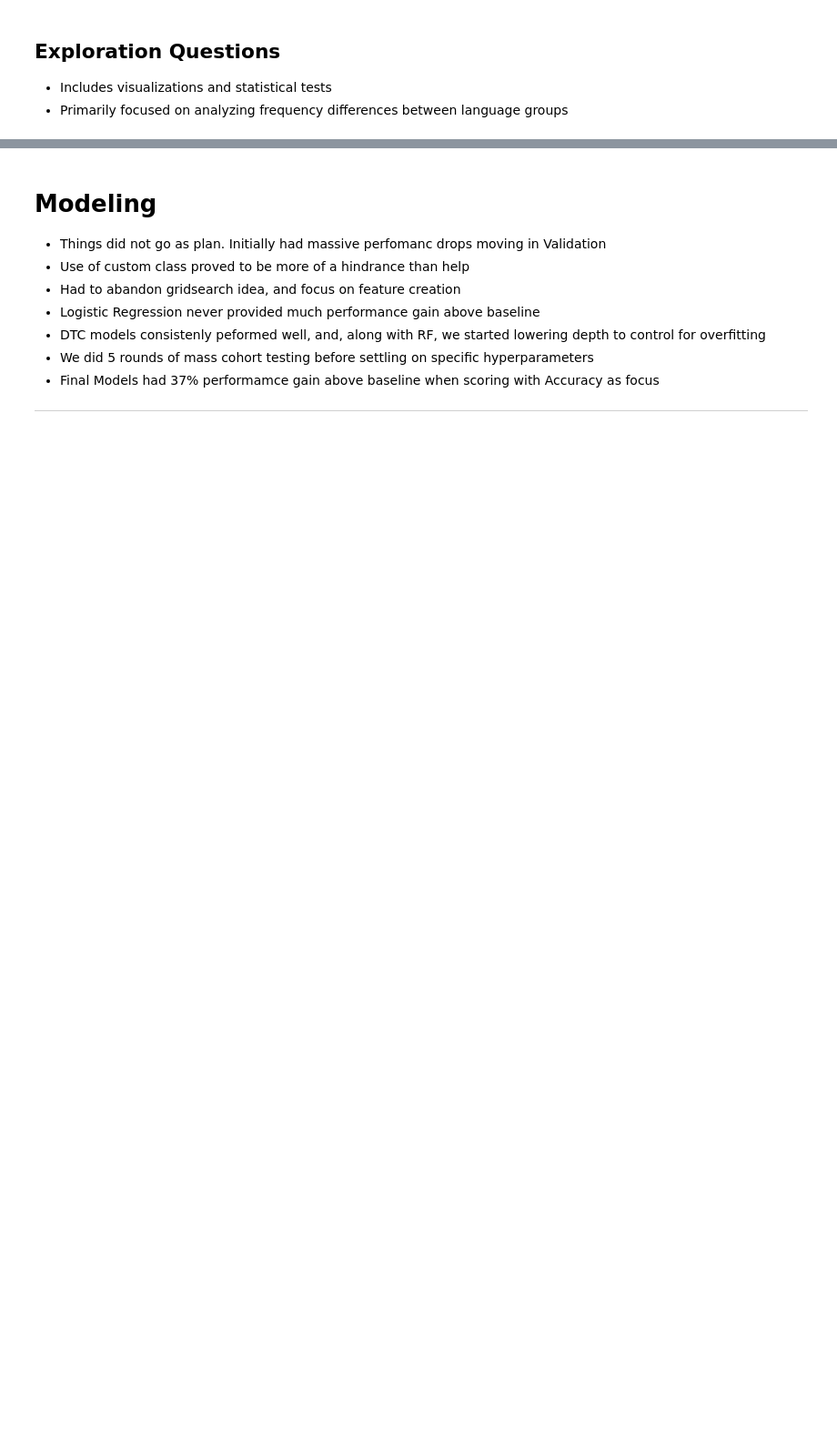
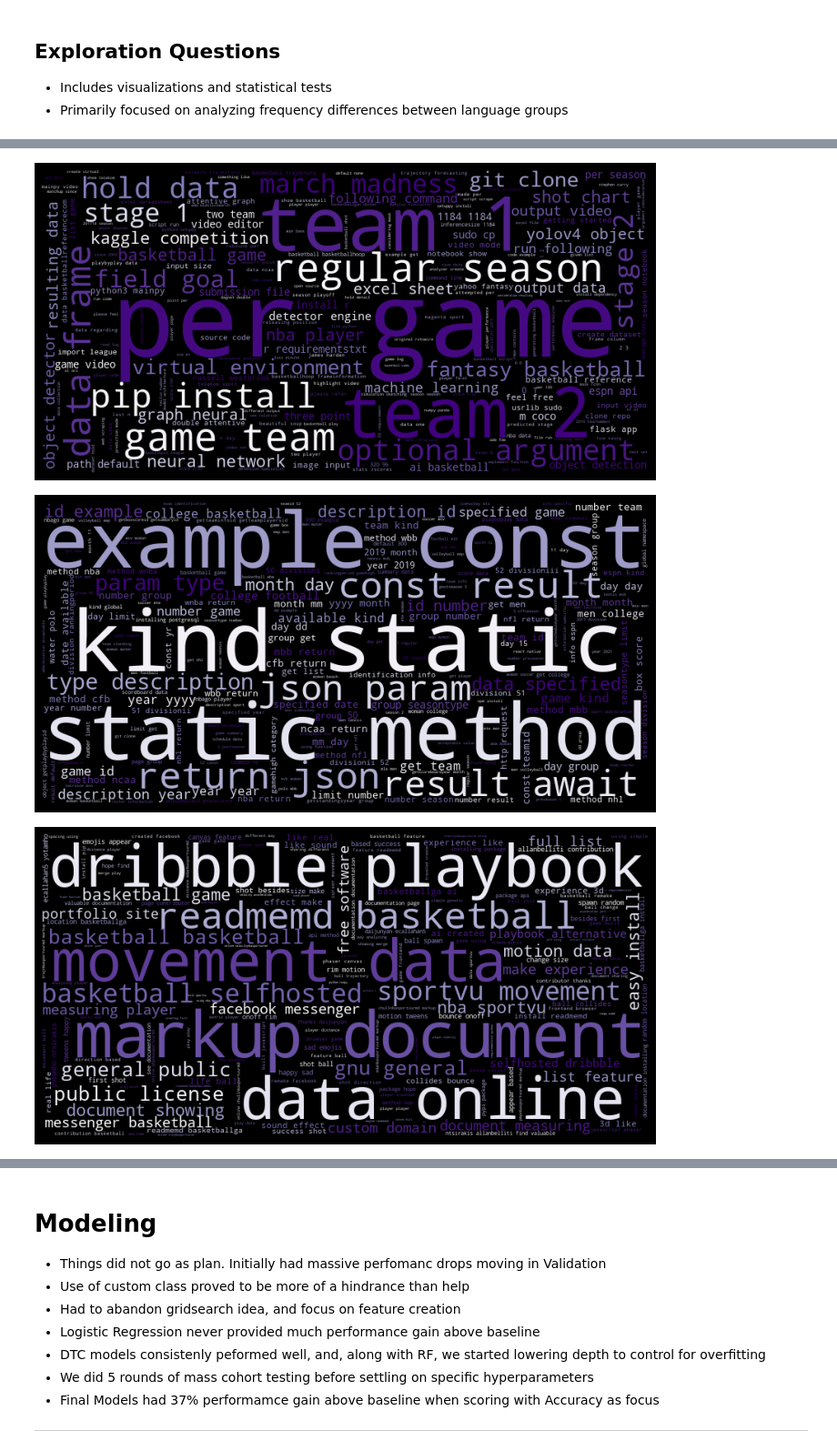
Before and after one commit to double-vincent/nlp_project, a Jupyter notebook: final_report.ipynb, the cells around one changed output, grey strips where cells are left out. Shown at 91% size. Cells and saved outputs as stored; diff of their text form; code cells hidden in the pictures; blank space fills up the shorter version.

```diff
--- a/final_report.ipynb
+++ b/final_report.ipynb
@@ -97,0 +211,11 @@ df = wrangle.prep_text(df)
+# %%
+def get_readme_text_for_lang():
+    # Concatenate readme content together for each language
+    python_ws = ' '.join(train[train.language == 'python'].lemmatized)
+    java_ws = ' '.join(train[train.language == 'javascript'].lemmatized)
+    html_ws = ' '.join(train[train.language == 'html'].lemmatized)
+    other_ws = ' '.join(train[train.language == 'other'].lemmatized)
+    r_ws = ' '.join(train[train.language == 'r'].lemmatized)
+    all_ws = ' '.join(train.lemmatized)
+    return python_ws, java_ws, html_ws, other_ws, r_ws, all_ws
+python_ws, java_ws, html_ws, other_ws, r_ws, all_ws = get_readme_text_for_lang()
@@ -97,0 +267,24 @@ df = wrangle.prep_text(df)
+# %%
+def get_bigrams():
+    python_bigrams = pd.Series(nltk.ngrams(python_ws.split(),2)).value_counts()
+    js_bigrams = pd.Series(nltk.ngrams(java_ws.split(),2)).value_counts()
+    html_bigrams = pd.Series(nltk.ngrams(html_ws.split(),2)).value_counts()
+    other_bigrams = pd.Series(nltk.ngrams(other_ws.split(),2)).value_counts()
+    r_bigrams = pd.Series(nltk.ngrams(r_ws.split(), 2)).value_counts()
+    return python_bigrams, js_bigrams, html_bigrams, other_bigrams, r_bigrams
+python_bigrams, js_bigrams, html_bigrams, other_bigrams, r_bigrams = get_bigrams()
+# %%
+# iterates over the languages and creates a word cloud for each one
+bg_list = [python_bigrams, js_bigrams, html_bigrams, other_bigrams]
+for bg in bg_list:
+    data = {k[0] + ' ' + k[1]: v for k, v in bg.to_dict().items()}
+    # Using wordcloud to visualize most common words
+    img = WordCloud(background_color='black',colormap='Purples', width=800, height=400).generate_from_frequencies(data)
+    plt.figure(figsize=(12, 8))
+    plt.imshow(img)
+    plt.axis('off')
+    plt.show()
+# %% [output]
+[figure, added]
+[figure, added]
+[figure, added]
```
Also changed, not shown: parts of 28 cells of this notebook.
